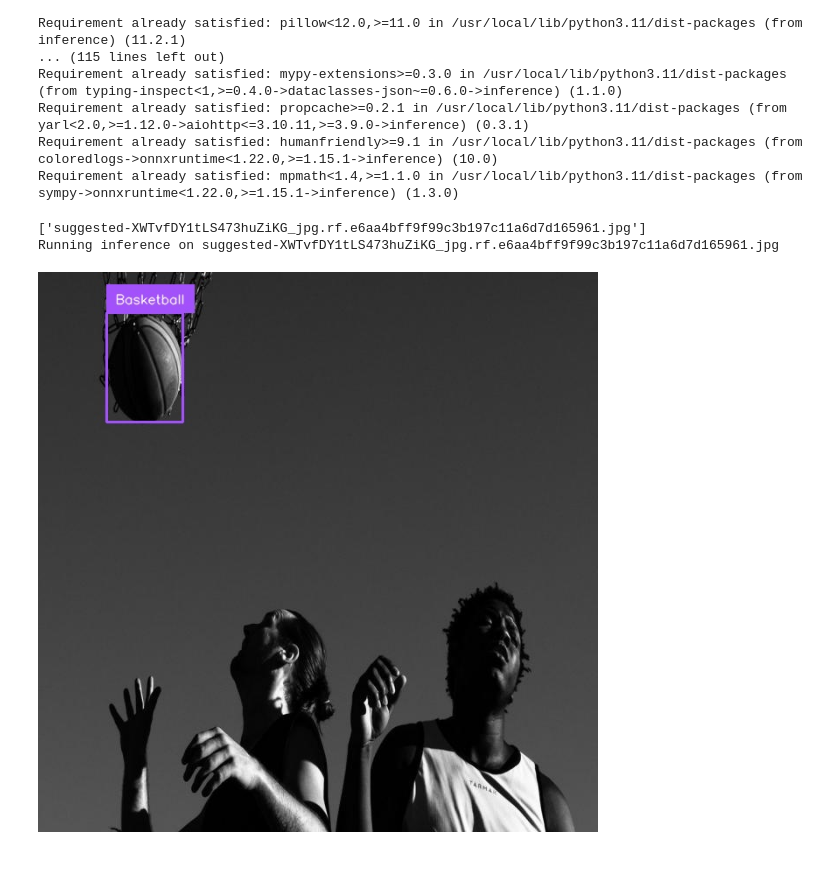
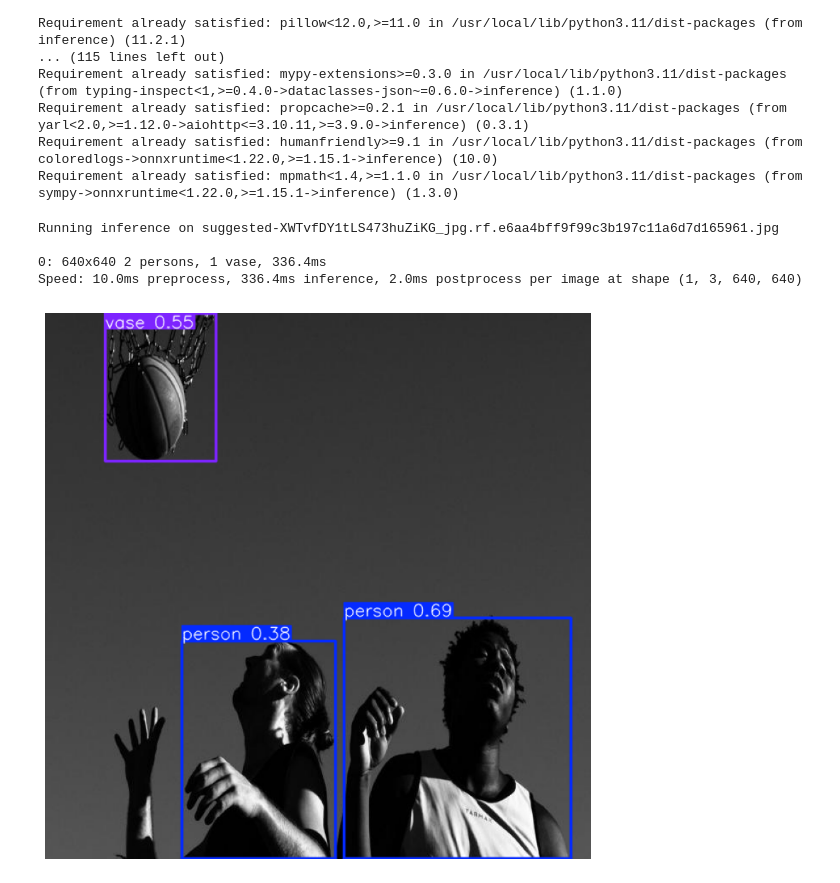
Before and after one commit to ast-abo/ShotTracker, a Jupyter notebook: ShotTrackerModelTraingScript.ipynb, the cells around one changed output. Drawn from its saved outputs; the diff is of its cells as text; code cells hidden in the pictures.

```diff
--- a/ShotTrackerModelTraingScript.ipynb
+++ b/ShotTrackerModelTraingScript.ipynb
@@ -200,40 +202,38 @@ Requirement already satisfied: mpmath<1.4,>=1.1.0 in /usr/local/lib/python3.11/d
 # %%
 import os, random, cv2
 import supervision as sv
 import IPython
 import inference
+import matplotlib.pyplot as plt
 
 # Location of test set images
 test_set_loc = '/content/datasets/Shot-Tracker-2/test/images'
 test_images = os.listdir(test_set_loc)
 
 # Run inference on 4 random test images, or fewer if fewer images are available
 for img_name in random.sample(test_images, min(4, len(test_images))):
     # Load image
     image = cv2.imread(os.path.join(test_set_loc, img_name))
     if image is None:
       continue
 
     print("Running inference on " + img_name)
 
     # Perform inference
-    results = model.infer(image, confidence=0.4, overlap=30)[0]
-    detections = sv.Detections.from_inference(results)
+    results = model(image)
+    annotatedImage = results[0].plot()
 
-    # Annotate boxes and labels
-    box_annotator = sv.BoxAnnotator()
-    label_annotator = sv.LabelAnnotator()
-    annotated_image = box_annotator.annotate(scene=image, detections=detections)
-    annotated_image = label_annotator.annotate(scene=annotated_image, detections=detections)
-
-    # Display annotated image
-    _, ret = cv2.imencode('.jpg', annotated_image)
-    i = IPython.display.Image(data=ret)
-    IPython.display.display(i)
+    # Display the image using Matplotlib
+    plt.figure(figsize=(10, 10))
+    plt.imshow(cv2.cvtColor(annotatedImage, cv2.COLOR_BGR2RGB))  # Convert BGR to RGB for proper display
+    plt.axis("off")  # Hide axis for better visualization
+    plt.show()
 # %% [output]
-['suggested-XWTvfDY1tLS473huZiKG_jpg.rf.e6aa4bff9f99c3b197c11a6d7d165961.jpg']
 Running inference on suggested-XWTvfDY1tLS473huZiKG_jpg.rf.e6aa4bff9f99c3b197c11a6d7d165961.jpg
+
+0: 640x640 2 persons, 1 vase, 336.4ms
+Speed: 10.0ms preprocess, 336.4ms inference, 2.0ms postprocess per image at shape (1, 3, 640, 640)
-[figure, old version]
+[figure, new version]
 # %%
 # Load the YOLO11 model
 
```
Also changed, not shown: parts of 10 cells of this notebook.
